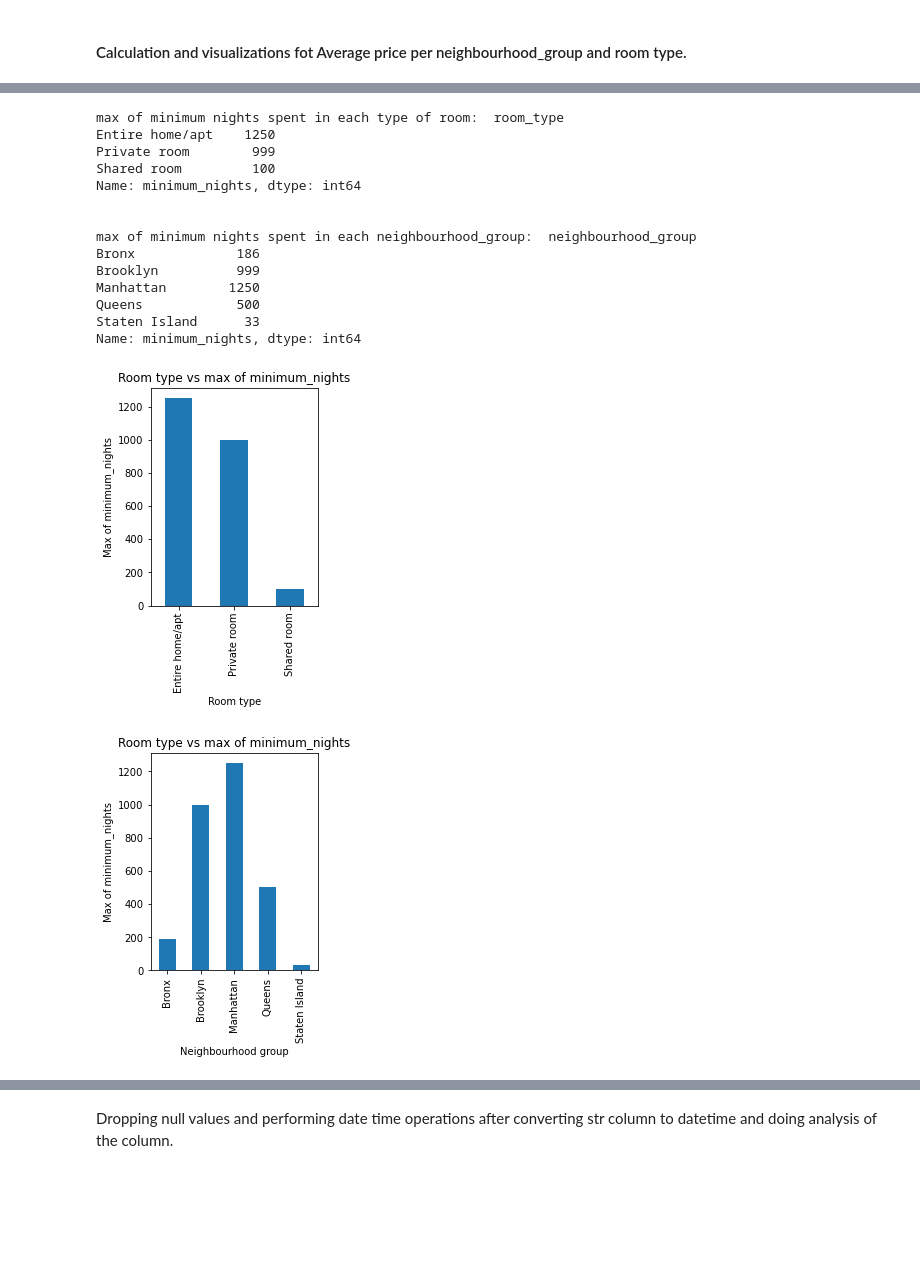
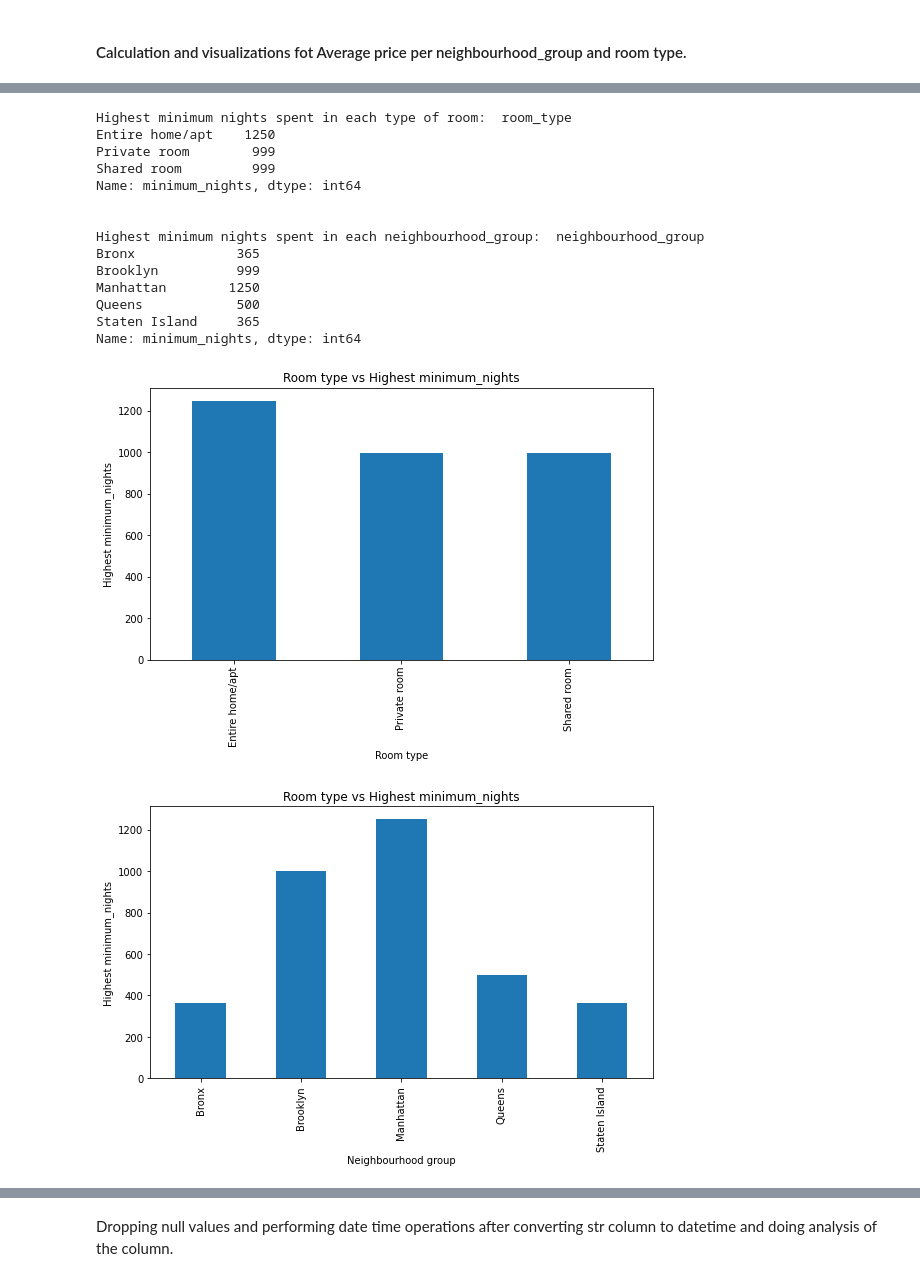
Before and after one commit to mdismailquraishicse/Capstone-Project-1--AirBnb, a Jupyter notebook: Capstone Project 1 - EDA.ipynb, the cells around one changed output, grey strips where cells are left out. Saved outputs shown, nothing was run; the diff lists cells and outputs as text; code cells hidden in the pictures; blank space fills up the shorter version.

```diff
--- a/Capstone Project 1 - EDA.ipynb
+++ b/Capstone Project 1 - EDA.ipynb
@@ -65,0 +59,4 @@ airbnb_df.head()
+# %%
+path = "/content/drive/MyDrive/Almabetter/Cohort Nilgiri/Module 1/Capstone Project/Airbnb NYC 2019.csv"
+airbnb_df = pd.read_csv(path)
+airbnb_df.head()
@@ -331,38 +347,38 @@ Text(0, 0.5, 'Sum of listings')
 # %%
 # Analysis of minimum_night column
-print(f"max of minimum nights spent in each type of room:  {airbnb_df.groupby(['room_type'])['minimum_nights'].max()} \n\n")
-print(f"max of minimum nights spent in each neighbourhood_group:  {airbnb_df.groupby(['neighbourhood_group'])['minimum_nights'].max()}")
+print(f"Highest minimum nights spent in each type of room:  {airbnb_df.groupby(['room_type'])['minimum_nights'].max()} \n\n")
+print(f"Highest minimum nights spent in each neighbourhood_group:  {airbnb_df.groupby(['neighbourhood_group'])['minimum_nights'].max()}")
 
 # bar plot
 airbnb_df.groupby(['room_type'])['minimum_nights'].max().plot.bar()
-plt.title('Room type vs max of minimum_nights')
+plt.title('Room type vs Highest minimum_nights')
 plt.xlabel('Room type')
-plt.ylabel('Max of minimum_nights')
+plt.ylabel('Highest minimum_nights')
 plt.show()
 
 #bar plot
 airbnb_df.groupby(['neighbourhood_group'])['minimum_nights'].max().plot.bar()
-plt.title('Room type vs max of minimum_nights')
+plt.title('Room type vs Highest minimum_nights')
 plt.xlabel('Neighbourhood group')
-plt.ylabel('Max of minimum_nights')
+plt.ylabel('Highest minimum_nights')
 plt.show()
 # %% [output]
-max of minimum nights spent in each type of room:  room_type
+Highest minimum nights spent in each type of room:  room_type
 Entire home/apt    1250
 Private room        999
-Shared room         100
+Shared room         999
 Name: minimum_nights, dtype: int64
 
 
-max of minimum nights spent in each neighbourhood_group:  neighbourhood_group
-Bronx             186
+Highest minimum nights spent in each neighbourhood_group:  neighbourhood_group
+Bronx             365
 Brooklyn          999
 Manhattan        1250
 Queens            500
-Staten Island      33
+Staten Island     365
 Name: minimum_nights, dtype: int64
-[figure, old version]
+[figure, new version]
-[figure, old version]
+[figure, new version]
 # %%
 # Average price vs room type
 print(f" Average price for each type of room: \n{airbnb_df.groupby(['room_type'])['price'].mean()}")
```
Also changed, not shown: parts of 16 cells of this notebook.
